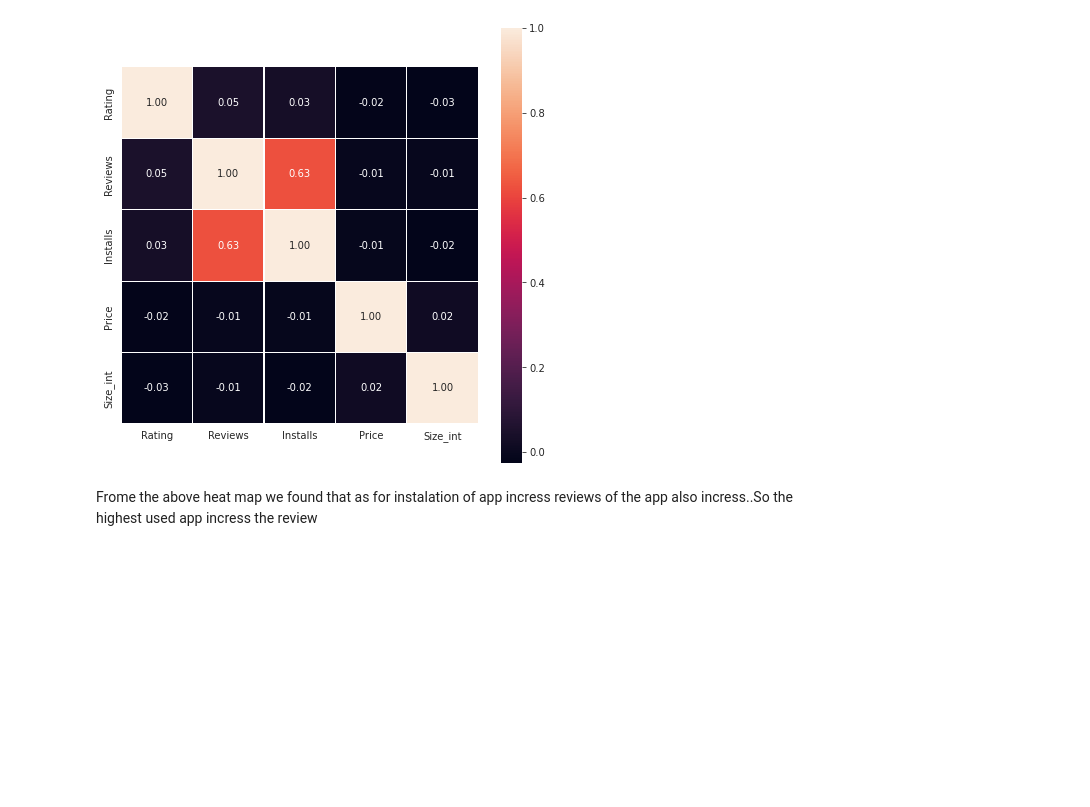
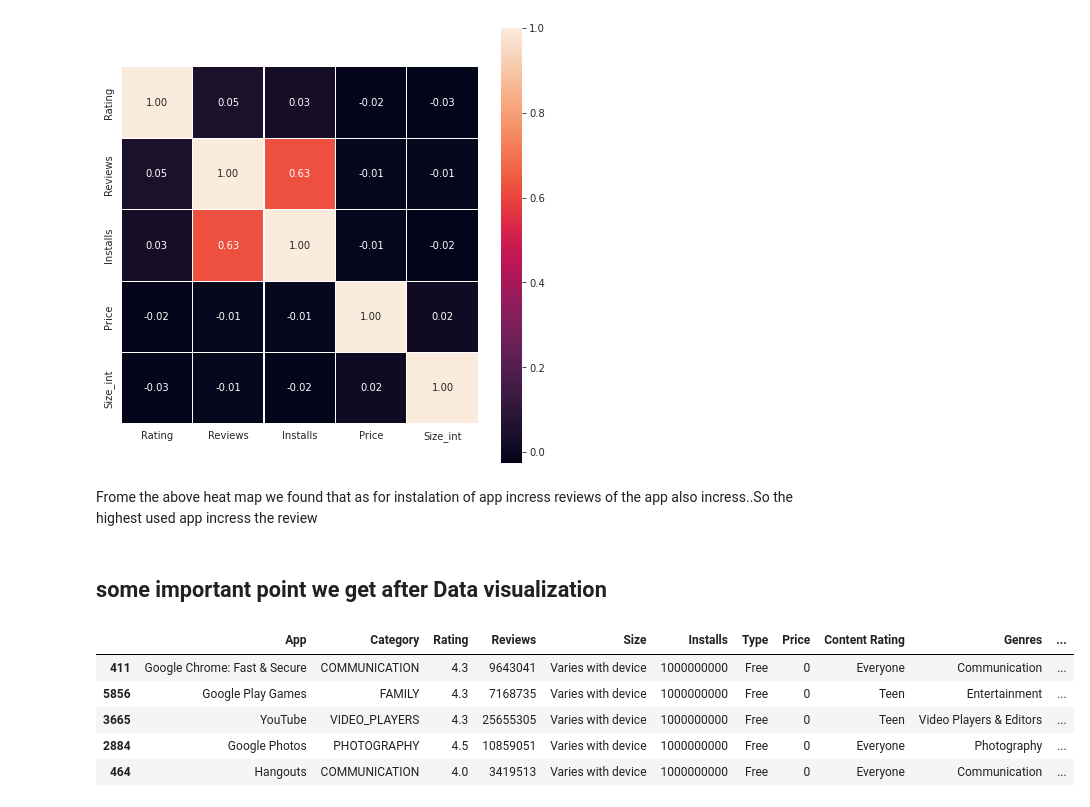
Before and after one commit to brahma102/Play-Store-App-Review-Analysis, a Jupyter notebook: Play_Store_App_Review_Analysis_Capstone_Project.ipynb, the cells around one changed output. Drawn from its saved outputs; the diff is of its cells as text; code cells hidden in the pictures; blank space fills up the shorter version.

```diff
--- a/Play_Store_App_Review_Analysis_Capstone_Project.ipynb
+++ b/Play_Store_App_Review_Analysis_Capstone_Project.ipynb
@@ -442,3 +440,15 @@ plt.show()
 [figure]
 # %% [markdown]
 Frome the above heat map we found that as for instalation of app incress reviews of the app also incress..So the highest used app incress the review
+# %% [markdown]
+## some important point we get after Data visualization
+# %%
+df = df2.sort_values(by=['Installs'], ascending=False)
+df.head(5)
+# %% [output]
+|  | App | Category | Rating | Reviews | Size | Installs | Type | Price | Content Rating | Genres | ... |
+| 411 | Google Chrome: Fast & Secure | COMMUNICATION | 4.3 | 9643041 | Varies with device | 1000000000 | Free | 0 | Everyone | Communication | ... |
+| 5856 | Google Play Games | FAMILY | 4.3 | 7168735 | Varies with device | 1000000000 | Free | 0 | Teen | Entertainment | ... |
+| 3665 | YouTube | VIDEO_PLAYERS | 4.3 | 25655305 | Varies with device | 1000000000 | Free | 0 | Teen | Video Players & Editors | ... |
+| 2884 | Google Photos | PHOTOGRAPHY | 4.5 | 10859051 | Varies with device | 1000000000 | Free | 0 | Everyone | Photography | ... |
+| 464 | Hangouts | COMMUNICATION | 4.0 | 3419513 | Varies with device | 1000000000 | Free | 0 | Everyone | Communication | ... |
```
Also changed, not shown: parts of 23 cells of this notebook.
